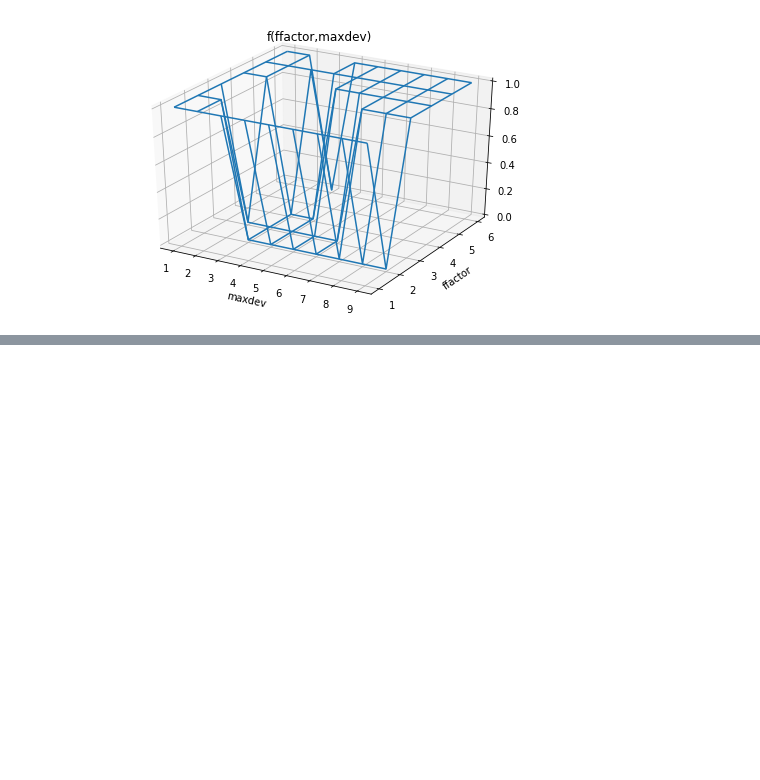
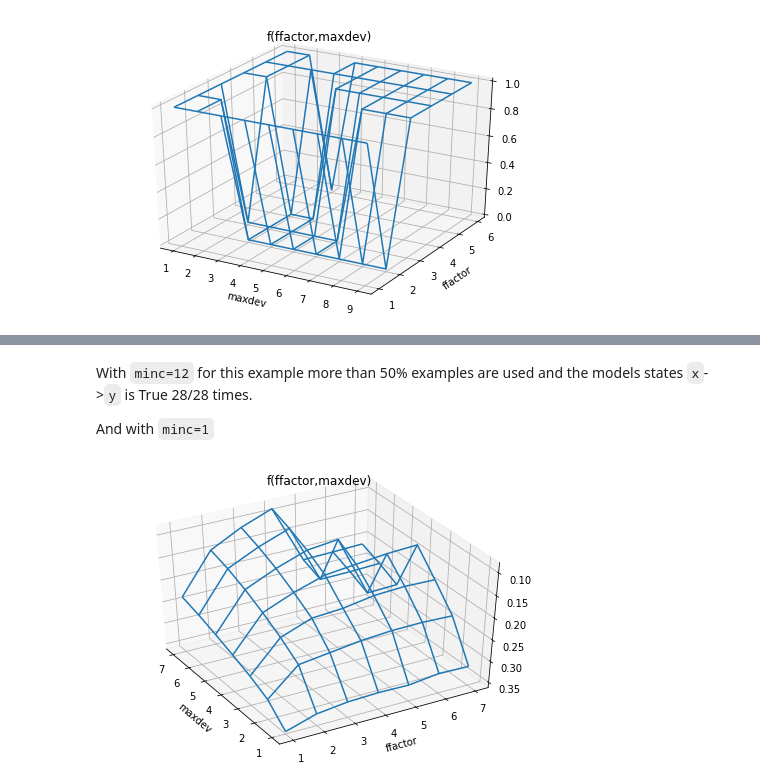
Before and after one commit to muoten/causal-discovery-playground, a Jupyter notebook: automatic_pairwise_causal_discovery_via_cds.ipynb, the cells around one changed output, grey strips where cells are left out. Cells and saved outputs as stored; diff of their text form; code cells hidden in the pictures; blank space fills up the shorter version.

Commit message:
Improved CDS experiment with 2 more examples

```diff
--- a/automatic_pairwise_causal_discovery_via_cds.ipynb
+++ b/automatic_pairwise_causal_discovery_via_cds.ipynb
@@ -345,0 +454,13 @@ plot_meshgrid(F_RANGE,D_RANGE,cds_score)
+# %% [markdown]
+With `minc=12` for this example more than 50% examples are used and the models states `x`->`y` is True 28/28 times.
+
+And with `minc=1`
+# %%
+F_RANGE = np.arange(1, 8, 1)
+D_RANGE = np.arange(1, 8, 1)
+
+error = test_discretization_error_grid_params(COL_X, COL_Y, F_RANGE, D_RANGE, minc=1)
+plot_meshgrid(F_RANGE,D_RANGE,error, interactive=False, rotate=True)
+plt.show()
+# %% [output]
+[figure, added]
```
Also changed, not shown: parts of 21 cells of this notebook.
